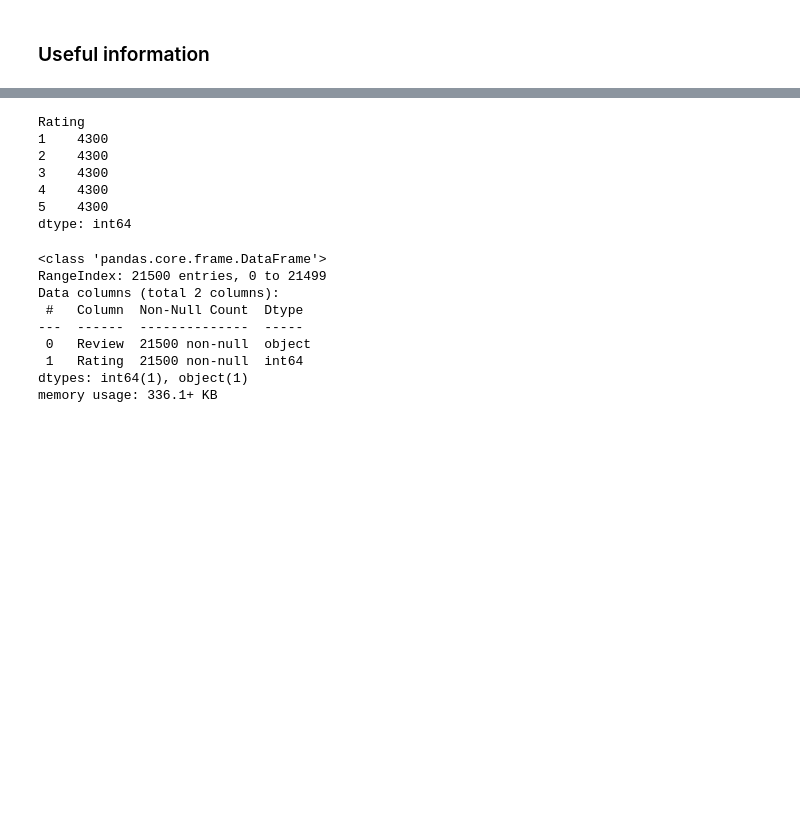
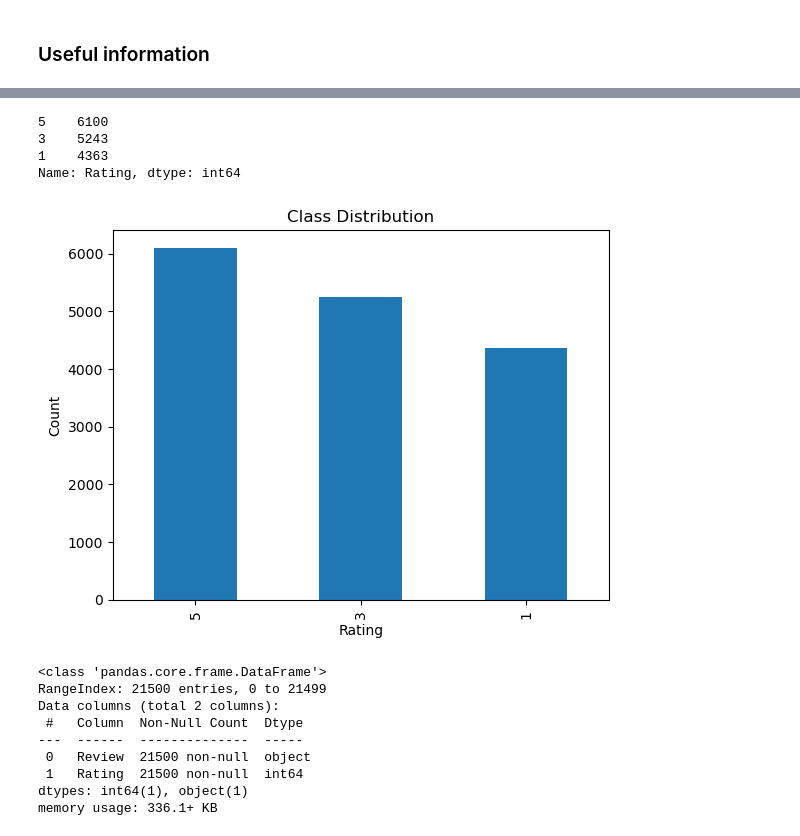
Before and after one commit to Mohammed-Boutahar/Machine_Learning_hotel_reviews, a Jupyter notebook: Sentiment Analysis.ipynb, the cells around one changed output, grey strips where cells are left out. Drawn from its saved outputs; the diff is of its cells as text; code cells hidden in the pictures; blank space fills up the shorter version.

```diff
--- a/Sentiment Analysis.ipynb
+++ b/Sentiment Analysis.ipynb
@@ -80,16 +80,18 @@ data.shape
 # %%
-review_counts = data.groupby('Rating').size()
-
-# Print the count of reviews for each rating
-print(review_counts)
+# Count the number of instances in each class
+class_counts = data['Rating'].value_counts()
+print(class_counts)
+class_counts.plot.bar()
+plt.title('Class Distribution')
+plt.xlabel('Rating')
+plt.ylabel('Count')
+plt.show()
 # %% [output]
-Rating
-1    4300
-2    4300
-3    4300
-4    4300
-5    4300
-dtype: int64
+5    6100
+3    5243
+1    4363
+Name: Rating, dtype: int64
+[figure, added]
 # %%
 data.info()
 # %% [output]
```
Also changed, not shown: parts of 55 cells of this notebook, 7 other files.
